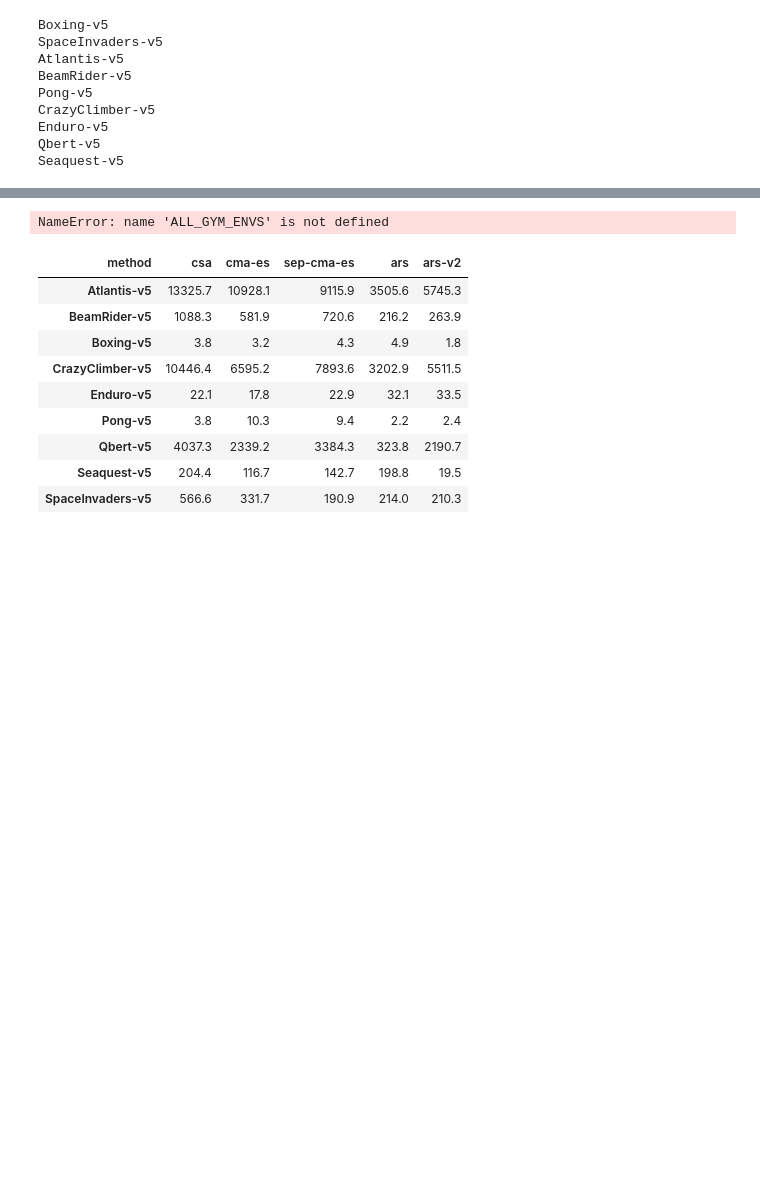
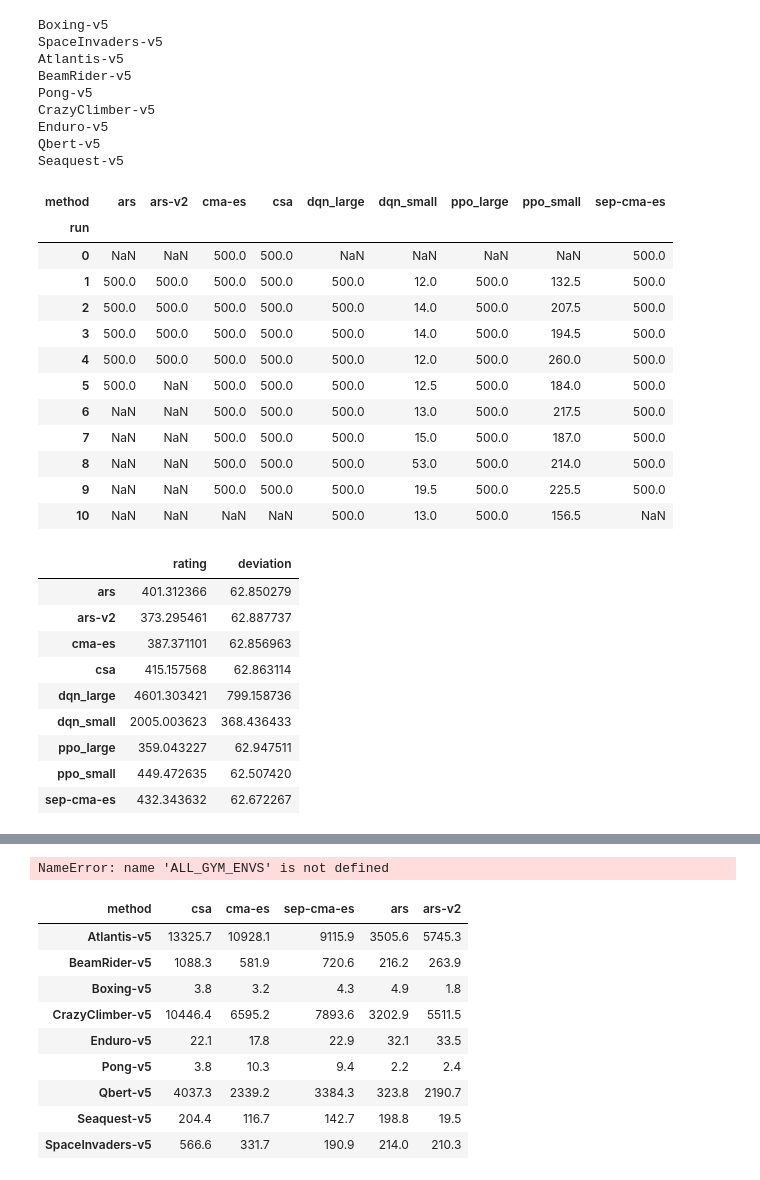
Before and after one commit to jacobdenobel/rl-es, a Jupyter notebook: notebooks/tables.ipynb, the cells around one changed output, grey strips where cells are left out. Cells and saved outputs as stored; diff of their text form; code cells hidden in the pictures; blank space fills up the shorter version.

Commit message:
stuff

```diff
--- a/notebooks/tables.ipynb
+++ b/notebooks/tables.ipynb
@@ -84,9 +84,9 @@ rl_data = pd.read_pickle("../data2/rl_data3.pkl")
 es_data = pd.DataFrame()
 for env_name, time in ENVS:
     if not env_name.endswith("v5"):
-        env_data = pd.read_pickle(f"../data3/{env_name}/data_hyp.pkl")
+        env_data = pd.read_pickle(f"../data/{env_name}/data_hyp.pkl")
     else:
-        env_data = pd.read_pickle(f"../data3/{env_name}/data.pkl")
+        env_data = pd.read_pickle(f"../data/{env_name}/data.pkl")
         print(env_name)
     env_data = env_data[
         ["method", "run", "n_train_episodes", "n_train_timesteps", "test", "train", "lambda", "sigma0"]
@@ -105,3 +105,69 @@ CrazyClimber-v5
 Enduro-v5
 Qbert-v5
 Seaquest-v5
+# %%
+env_name= 'CartPole-v1'
+env_data = data[(data.env == env_name)]
+max_time = dict(ENVS).get(env_name)
+mr_row = env_data[(env_data.n_train_timesteps < max_time)]
+
+stuff = mr_row.groupby(["method", "run"])['test'].max().unstack().T
+display(stuff)
+algs = np.array(stuff.columns)
+n_rounds = 1000
+
+records = []
+for round in range(n_rounds):
+    for p1 in algs[np.random.permutation(len(algs))]:
+        for p2 in algs[np.random.permutation(len(algs))]:
+            if p1 == p2: continue
+
+            s1 = np.random.choice(stuff[p1][np.isfinite(stuff[p1])])
+            s2 = np.random.choice(stuff[p2][np.isfinite(stuff[p2])])
+
+            records.append([p1, p2, 1.0 * (s1 < s2) if s1 != s2 else 0.5, round])
+
+records = pd.DataFrame(records, columns=["p1", "p2", "won", "round"])
+
+from skelo.model.glicko2 import Glicko2Estimator
+
+estimator = Glicko2Estimator("p1", "p2", "round")
+estimator.fit(records, records['won'])
+
+edata = estimator.rating_model.to_frame()
+edata = edata[np.isnan(edata['valid_to'])]['rating']
+
+
+rating_dt = pd.DataFrame(
+    [
+        [rating[0] for rating in edata],
+        [rating[1] for rating in edata],
+    ],
+).T
+rating_dt.index = algs
+rating_dt.columns = ["rating", "deviation"]
+rating_dt
+# %% [output]
+| method | ars | ars-v2 | cma-es | csa | dqn_large | dqn_small | ppo_large | ppo_small | sep-cma-es |
+| run |  |  |  |  |  |  |  |  |  |
+| 0 | NaN | NaN | 500.0 | 500.0 | NaN | NaN | NaN | NaN | 500.0 |
+| 1 | 500.0 | 500.0 | 500.0 | 500.0 | 500.0 | 12.0 | 500.0 | 132.5 | 500.0 |
+| 2 | 500.0 | 500.0 | 500.0 | 500.0 | 500.0 | 14.0 | 500.0 | 207.5 | 500.0 |
+| 3 | 500.0 | 500.0 | 500.0 | 500.0 | 500.0 | 14.0 | 500.0 | 194.5 | 500.0 |
+| 4 | 500.0 | 500.0 | 500.0 | 500.0 | 500.0 | 12.0 | 500.0 | 260.0 | 500.0 |
+| 5 | 500.0 | NaN | 500.0 | 500.0 | 500.0 | 12.5 | 500.0 | 184.0 | 500.0 |
+| 6 | NaN | NaN | 500.0 | 500.0 | 500.0 | 13.0 | 500.0 | 217.5 | 500.0 |
+| 7 | NaN | NaN | 500.0 | 500.0 | 500.0 | 15.0 | 500.0 | 187.0 | 500.0 |
+| 8 | NaN | NaN | 500.0 | 500.0 | 500.0 | 53.0 | 500.0 | 214.0 | 500.0 |
+| 9 | NaN | NaN | 500.0 | 500.0 | 500.0 | 19.5 | 500.0 | 225.5 | 500.0 |
+| 10 | NaN | NaN | NaN | NaN | 500.0 | 13.0 | 500.0 | 156.5 | NaN |
+|  | rating | deviation |
+| ars | 401.312366 | 62.850279 |
+| ars-v2 | 373.295461 | 62.887737 |
+| cma-es | 387.371101 | 62.856963 |
+| csa | 415.157568 | 62.863114 |
+| dqn_large | 4601.303421 | 799.158736 |
+| dqn_small | 2005.003623 | 368.436433 |
+| ppo_large | 359.043227 | 62.947511 |
+| ppo_small | 449.472635 | 62.507420 |
+| sep-cma-es | 432.343632 | 62.672267 |
```
Also changed, not shown: parts of 1 cell of this notebook, 7 other files.
